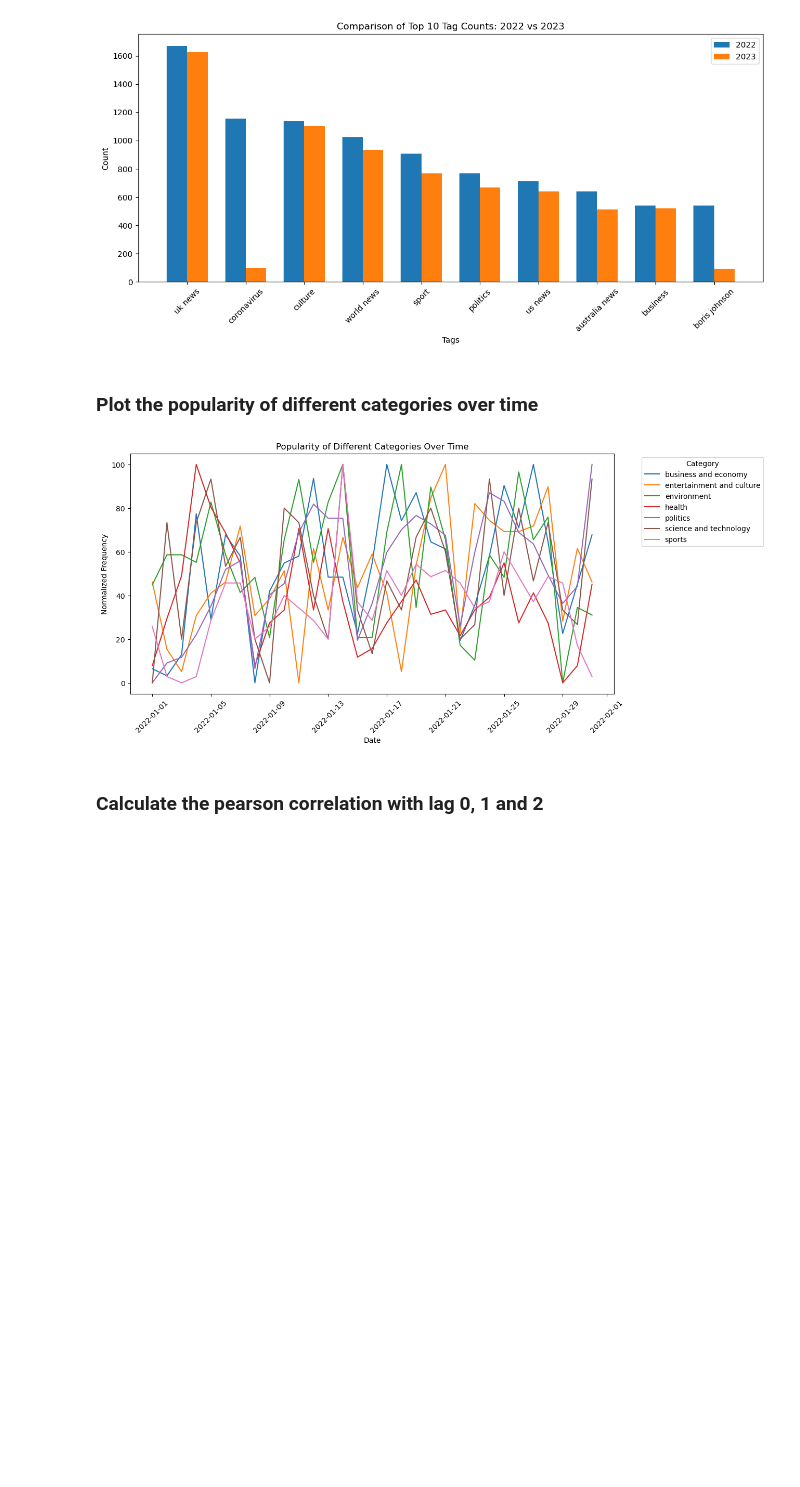
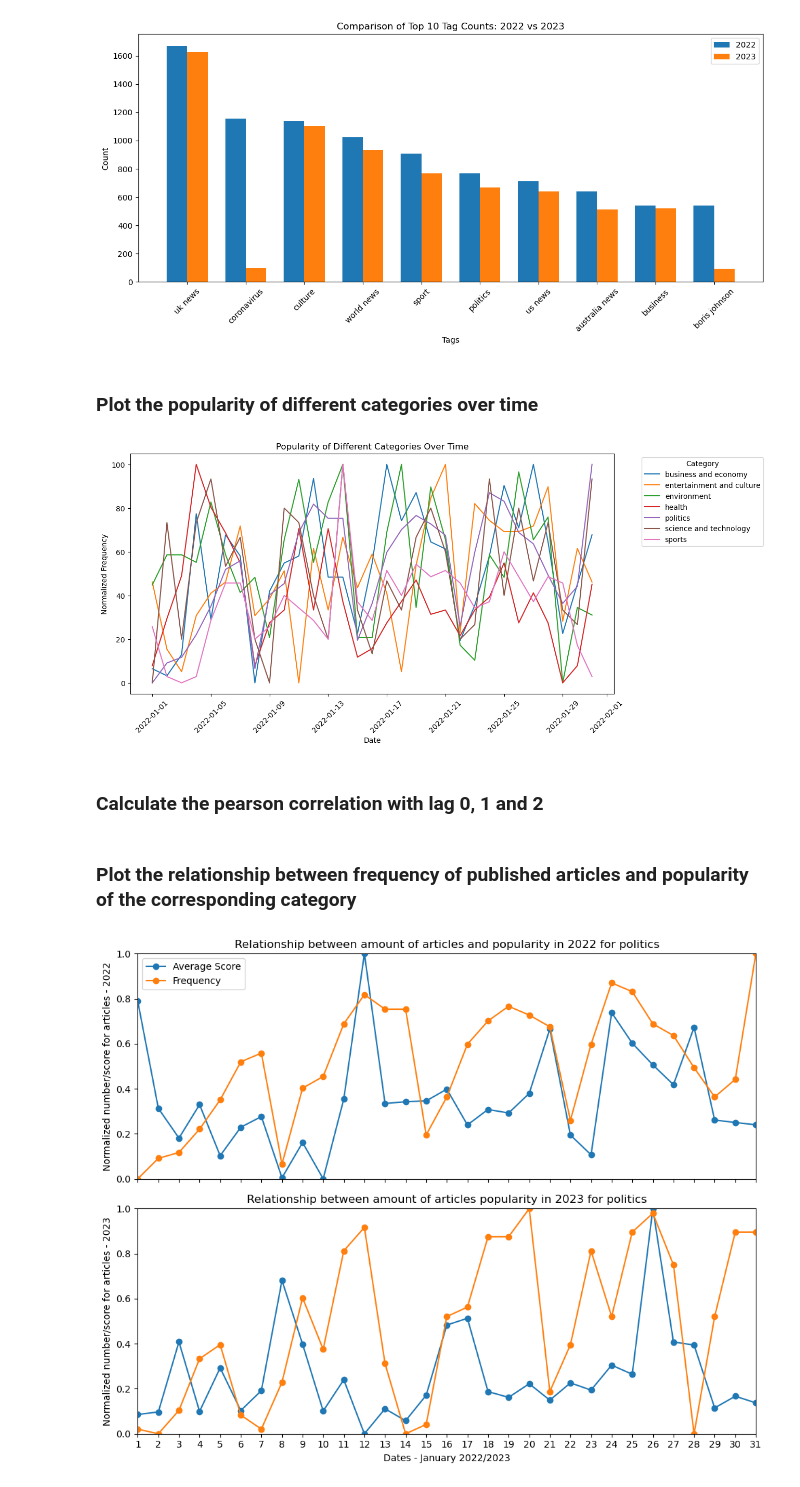
Before and after one commit to Steinar-Slette/Data_in_the_wild_exam, a Jupyter notebook: notebooks/4_data_visualization/frequency_per_tag.ipynb, the cells around one changed output. Saved outputs shown, nothing was run; the diff lists cells and outputs as text; code cells hidden in the pictures; blank space fills up the shorter version.

```diff
--- a/notebooks/4_data_visualization/frequency_per_tag.ipynb
+++ b/notebooks/4_data_visualization/frequency_per_tag.ipynb
@@ -203,3 +131,55 @@ for category in unique_categories:
             correlation_data.append({'Category': category, 'Lag': lag, 'Correlation': None})
 
 correlation_df = pd.DataFrame(correlation_data)
+# %% [markdown]
+### Plot the relationship between frequency of published articles and popularity of the corresponding category
+# %%
+import pandas as pd
+import matplotlib.pyplot as plt
+
+# Load the CSV files for 2022 and 2023 (assuming you've loaded the data already)
+
+# ... (Assume you have loaded and processed the data as in your provided code)
+
+# Plotting for each year separately
+fig, axs = plt.subplots(2, 1, figsize=(10, 8), sharex=True)
+
+# Plot 2022 data with markers for each day
+axs[0].plot(df_score_2022.index, df_score_2022['Average Score_normalized'] / 100, label='Average Score', marker='o')
+axs[0].plot(df_freq_2022.index, df_freq_2022['Frequency_normalized'] / 100, label='Frequency', marker='o')
+axs[0].set_ylabel("Normalized number/score for articles - 2022")
+axs[0].set_title("Relationship between amount of articles and popularity in 2022 for " + category)
+axs[0].legend()
+
+# Set x-tick labels as indicators for days
+days_2022 = df_score_2022['Date'].apply(lambda x: int(x.split('-')[1])).tolist()
+axs[0].set_xticks(df_score_2022.index)
+axs[0].set_xticklabels(days_2022)
+
+# Adjust x-axis limits to remove extra space
+axs[0].set_xlim([df_score_2022.index.min(), df_score_2022.index.max()])
+
+# Set y-axis limits to display a range between 0 and 1
+axs[0].set_ylim(0, 1)
+
+# Plot 2023 data with markers for each day
+axs[1].plot(df_score_2023.index, df_score_2023['Average Score_normalized'] / 100, label='Average Score - 2023', marker='o')
+axs[1].plot(df_freq_2023.index, df_freq_2023['Frequency_normalized'] / 100, label='Frequency - 2023', marker='o')
+axs[1].set_ylabel("Normalized number/score for articles - 2023")
+axs[1].set_title("Relationship between amount of articles popularity in 2023 for " + category)
+
+# Set x-tick labels as indicators for days
+days_2023 = df_score_2023['Date'].apply(lambda x: int(x.split('-')[1])).tolist()
+axs[1].set_xticks(df_score_2023.index)
+axs[1].set_xticklabels(days_2023)
+
+# Adjust x-axis limits to remove extra space
+axs[1].set_xlim([df_score_2023.index.min(), df_score_2023.index.max()])
+
+# Set y-axis limits to display a range between 0 and 1
+axs[1].set_ylim(0, 1)
+axs[1].set_xlabel(f"Dates - January 2022/2023")
+plt.tight_layout()
+plt.show()
+# %% [output]
+[figure, added]
```
Also changed, not shown: parts of 4 cells of this notebook.
